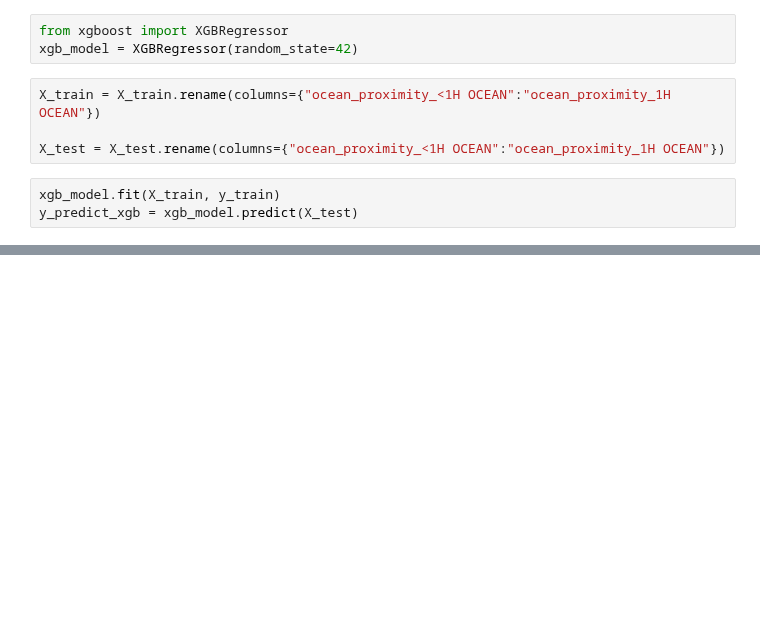
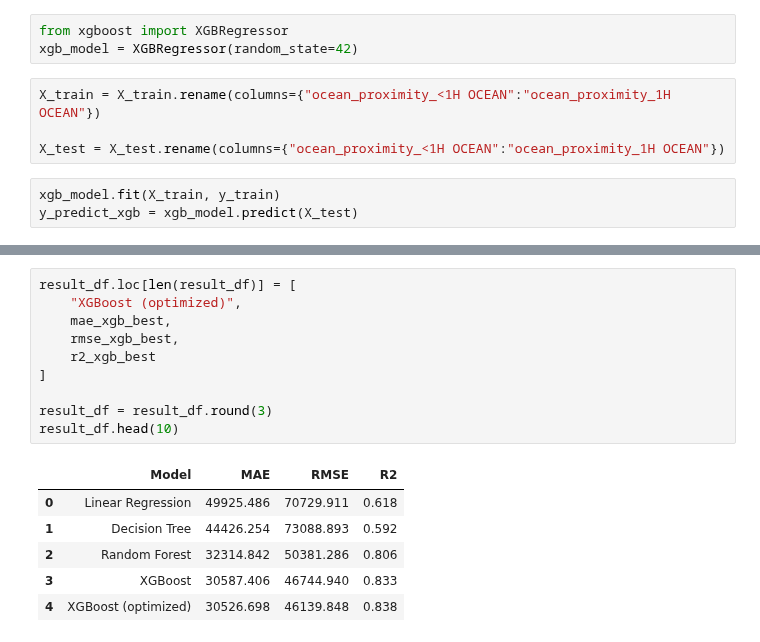
Before and after one commit to zoran-jakovljevic/house_price_prediction_ML, a Jupyter notebook: house_price_prediction.ipynb, the cells around one changed output, grey strips where cells are left out. Saved outputs shown, nothing was run; the diff lists cells and outputs as text; blank space fills up the shorter version.

```diff
--- a/house_price_prediction.ipynb
+++ b/house_price_prediction.ipynb
@@ -532,0 +598,17 @@ R: 0.8332513418185619
+# %%
+result_df.loc[len(result_df)] = [
+    "XGBoost (optimized)",
+    mae_xgb_best,
+    rmse_xgb_best,
+    r2_xgb_best
+]
+
+result_df = result_df.round(3)
+result_df.head(10)
+# %% [output]
+|  | Model | MAE | RMSE | R2 |
+| 0 | Linear Regression | 49925.486 | 70729.911 | 0.618 |
+| 1 | Decision Tree | 44426.254 | 73088.893 | 0.592 |
+| 2 | Random Forest | 32314.842 | 50381.286 | 0.806 |
+| 3 | XGBoost | 30587.406 | 46744.940 | 0.833 |
+| 4 | XGBoost (optimized) | 30526.698 | 46139.848 | 0.838 |
```
Also changed, not shown: parts of 12 cells of this notebook, 2 other files.
